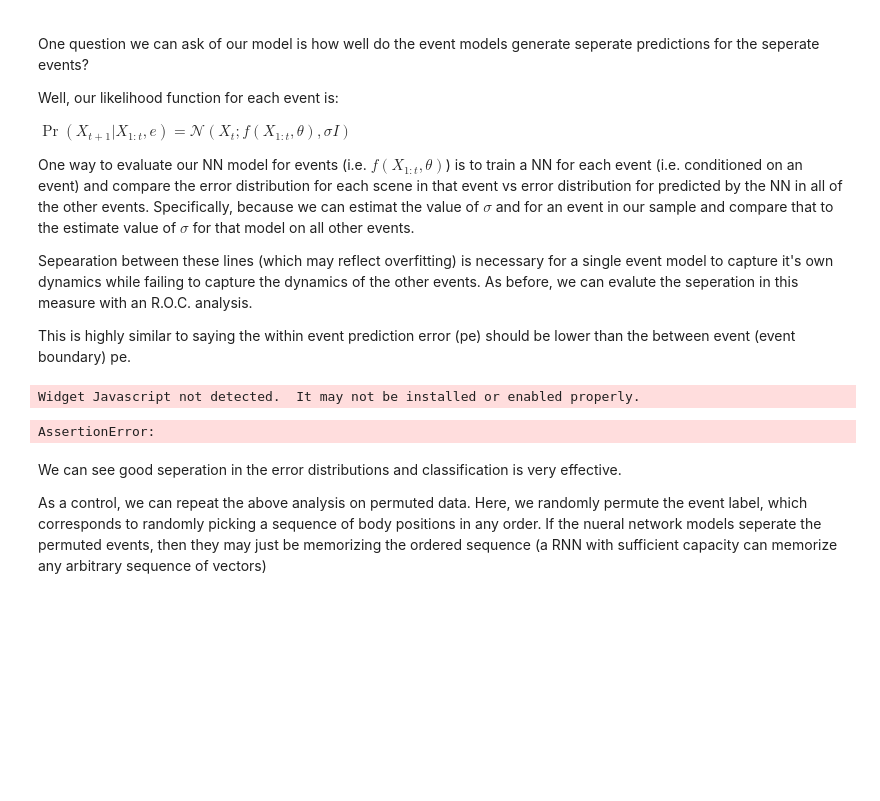
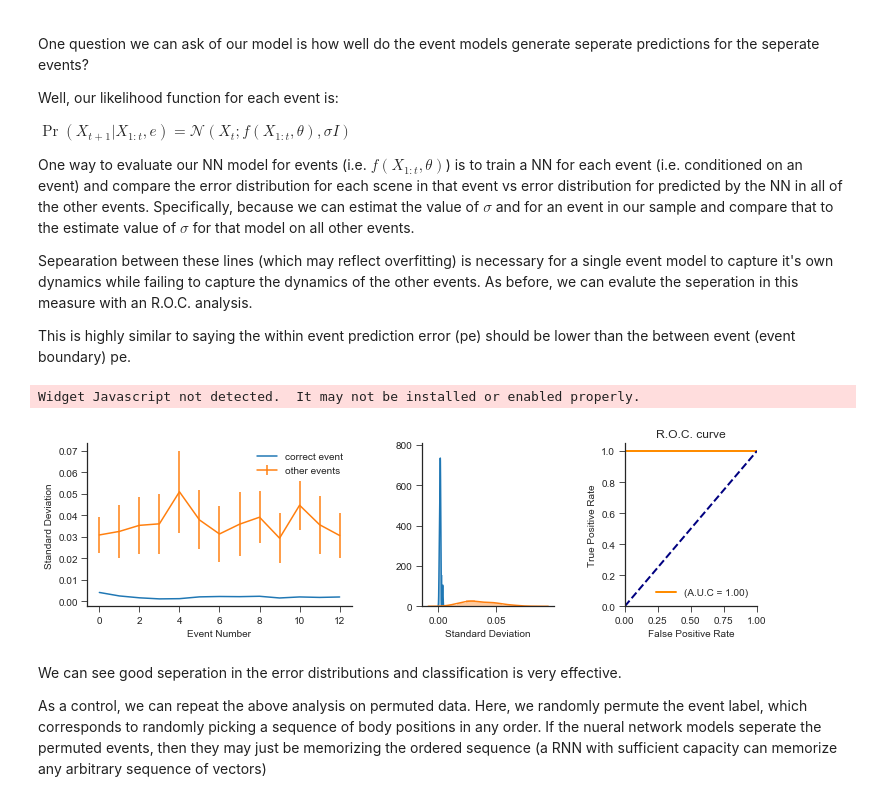
Before and after one commit to nicktfranklin/SEM_paper_simulations, a Jupyter notebook: Demo - Motion Capture Data.ipynb, the cells around one changed output. Drawn from its saved outputs; the diff is of its cells as text; code cells hidden in the pictures; blank space fills up the shorter version.

```diff
--- a/Demo - Motion Capture Data.ipynb
+++ b/Demo - Motion Capture Data.ipynb
@@ -355,8 +344,10 @@ for p in tnrange(n_events):
 
     N, D =  X.shape
     model = f_class(D, **f_opts)
-    model.update(X, y)
-    y_hat = model.predict(X) # generate the predicted points in space for the event
+    y_hat = np.zeros(y.shape)
+    for ii in range(X.shape[0]):
+        model.update(X[ii,:], y[ii,:])
+        y_hat[ii,:] = model.predict_next(X[ii, :]) # generate the predicted points in space for the event
     # the model was trained on
 
     # get the variance of the prediction error (similar to the likelihood)
@@ -371,7 +362,9 @@ for p in tnrange(n_events):
 
         X0 = e0[:-1]
         y0 = e0[1:]
-        y0_hat = model.predict(X0)
+        y0_hat = np.zeros(y0.shape)
+        for ii in range(X0.shape[0]):
+            y0_hat[ii,:] = model.predict_next(X0[ii, :])
 
         # prediction for the location in space for events the model wasn't trained on
         sigma_sq_cross[p, t] = np.var(np.array(y0 - y0_hat).flatten())
@@ -396,35 +389,34 @@ with sns.axes_style('ticks'):
     ax.plot(sigma_sq, label='correct event')
 
     x = range(n_events)
     y = np.mean(sigma_sq_cross, axis=1)
     y_err = np.std(sigma_sq_cross,  axis=1)
     ax.errorbar(x, y, y_err, label='other events')
     ax.legend()
     ax.set_xlabel('Event Number')
     ax.set_ylabel('Standard Deviation')
     sns.despine()
 
     sns.distplot(sigma_sq, ax=axes[1], label='correct event')
     sns.distplot(sigma_sq_cross.flatten(), ax=axes[1], label='other events')
     ax.legend()
     axes[1].set_xlabel('Standard Deviation')
 
-
     ax = axes[2]
     lw = 2
     ax.plot(fpr, tpr, color='darkorange',
              lw=lw, label='(A.U.C = %0.2f)' % roc_auc)
     ax.plot([0, 1], [0, 1], color='navy', lw=lw, linestyle='--')
     ax.set_xlim([0.0, 1.0])
     ax.set_ylim([0.0, 1.05])
     ax.set_xlabel('False Positive Rate')
     ax.set_ylabel('True Positive Rate')
     ax.set_title('R.O.C. curve')
     plt.legend(loc="lower right")
     plt.show()
 # %% [output]
 Widget Javascript not detected.  It may not be installed or enabled properly.
-AssertionError:
+[figure, added]
 # %% [markdown]
 We can see good seperation in the error distributions and classification is very effective.
 
```
Also changed, not shown: parts of 7 cells of this notebook, 3 other files.
